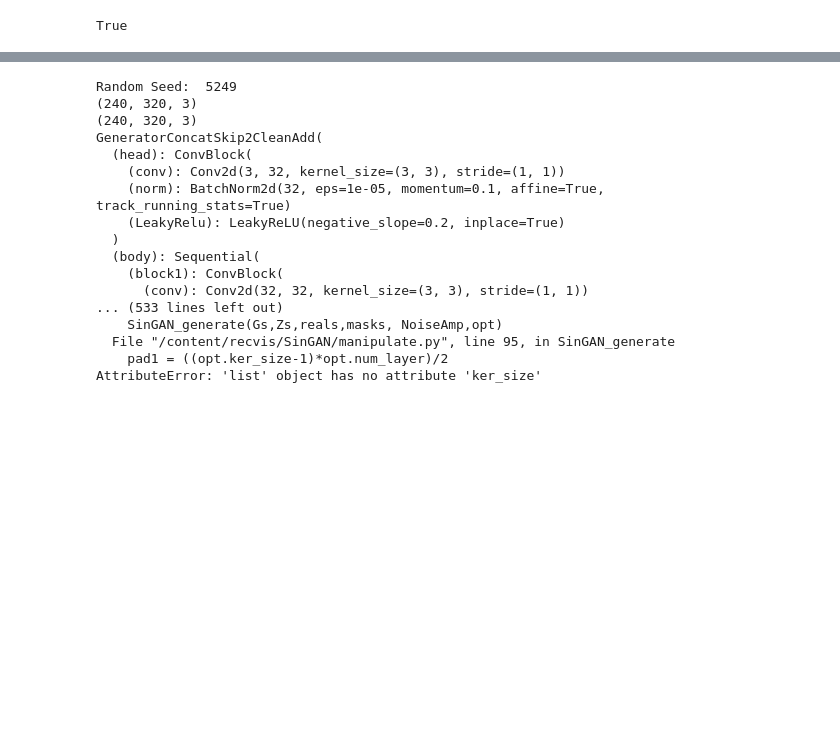
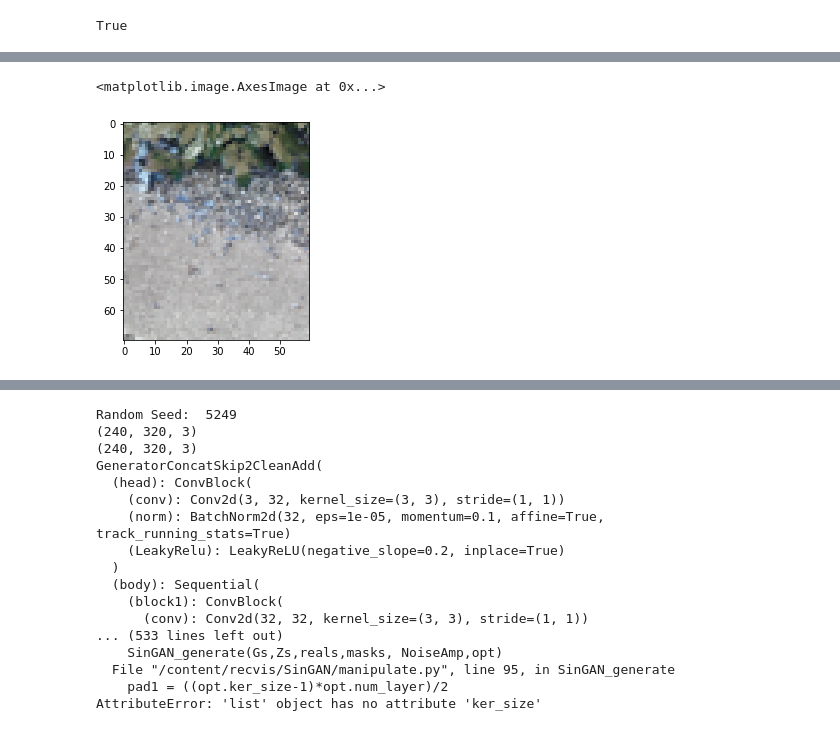
Before and after one commit to brenoskuk/recvis, a Jupyter notebook: SinGan.ipynb, the cells around one changed output, grey strips where cells are left out. Saved outputs shown, nothing was run; the diff lists cells and outputs as text; code cells hidden in the pictures; blank space fills up the shorter version.

```diff
--- a/SinGan.ipynb
+++ b/SinGan.ipynb
@@ -174,0 +239,9 @@ True
+# %%
+# position of replacement
+dx = 50
+dy = 30
+crop_img = masked_image[80+dy:150+dy,130+dx:190+dx,:]
+plt.imshow(crop_img)
+# %% [output]
+<matplotlib.image.AxesImage at 0x...>
+[figure, added]
```
Also changed, not shown: parts of 24 cells of this notebook.
